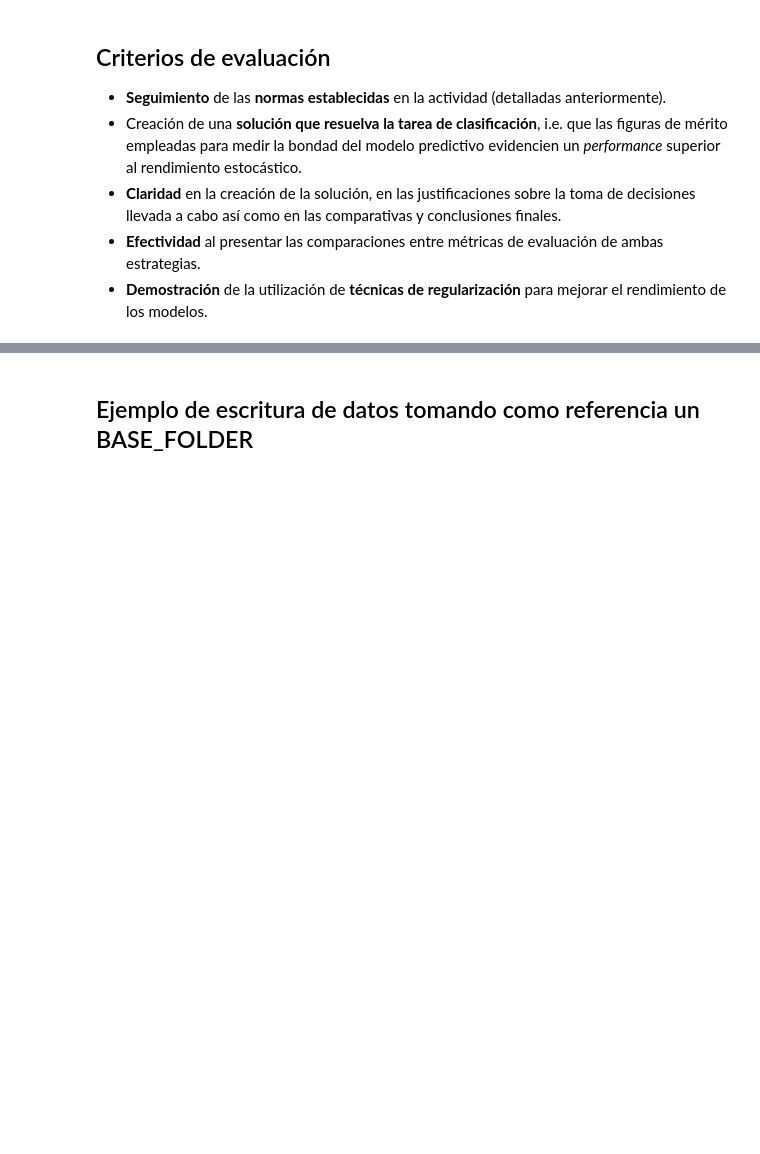
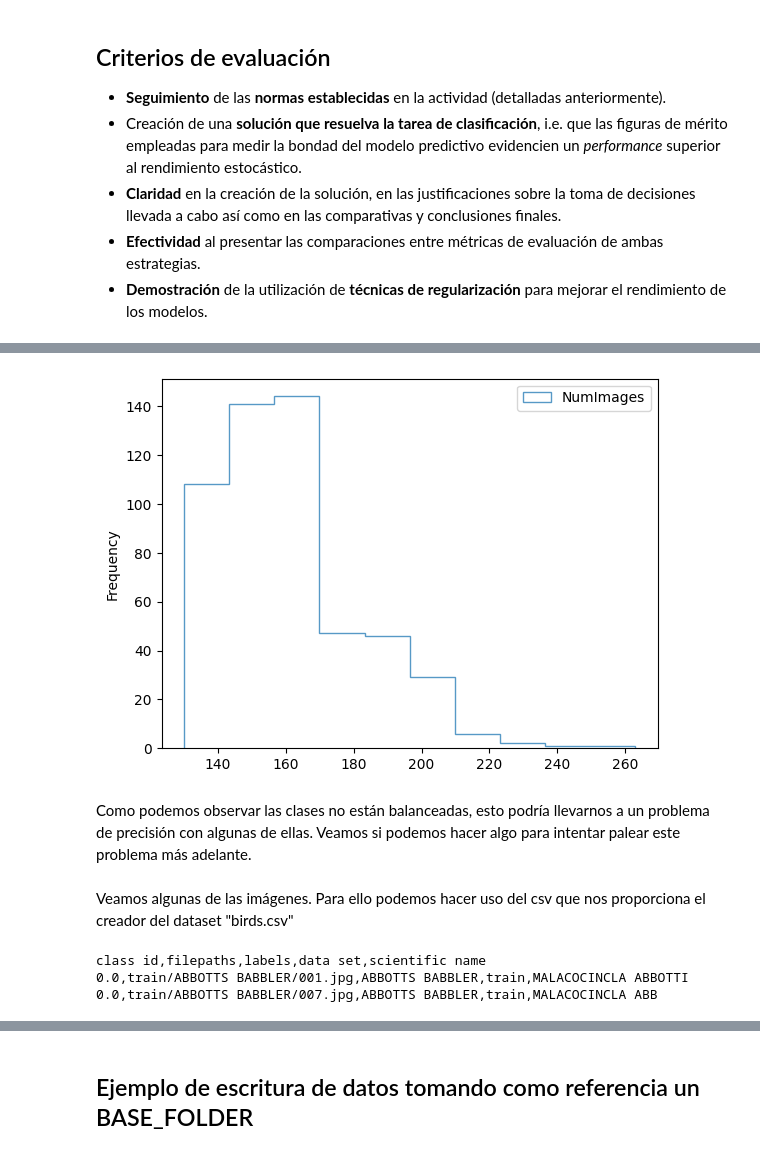
Before and after one commit to emichester/07MIAR_Redes_Neuronales_y_Deep_Learning, a Jupyter notebook: ProyectoDeProgramacion/07MIAR_Proyecto_Programacion.ipynb, the cells around one changed output, grey strips where cells are left out. Drawn from its saved outputs; the diff is of its cells as text; code cells hidden in the pictures; blank space fills up the shorter version.

```diff
--- a/ProyectoDeProgramacion/07MIAR_Proyecto_Programacion.ipynb
+++ b/ProyectoDeProgramacion/07MIAR_Proyecto_Programacion.ipynb
@@ -131,0 +207,2 @@ Archive:  dogs-vs-cats-redux-kernels-edition.zip
+# %%
+BASE_PATH = "/content/drive/My Drive/ASIGNATURAS/VIU/07MIAR_Redes_Neuronales_y_Deep_Learning/ProyectoProgramacionFinal"
@@ -131,0 +213,6 @@ Archive:  dogs-vs-cats-redux-kernels-edition.zip
+# %%
+files = os.listdir(os.path.join(BASE_PATH,"my_dataset","train"))
+
+print("Total de clases: ", len(files))
+print("Algunas de ellas son: \n",)
+files[:10]
@@ -131,0 +251,13 @@ Archive:  dogs-vs-cats-redux-kernels-edition.zip
+# %%
+_classes_data = {
+    "Class" : [],
+    "NumImages" : []
+}
+for root, dirs, files in os.walk(os.path.join(BASE_PATH,"my_dataset/train/")):
+    # print(root,"---",dirs,"---",files)
+    if root.split("/")[-1] != "":
+        _classes_data["Class"] += [root.split("/")[-1]]
+        _classes_data["NumImages"] += [len(files)]
+# %%
+_classes_df = pd.DataFrame(_classes_data)
+_classes_df.describe()
@@ -131,0 +274,18 @@ Archive:  dogs-vs-cats-redux-kernels-edition.zip
+# %%
+_classes_df.plot(kind='hist', histtype='step', facecolor='g',
+               alpha=0.75);
+# %% [output]
+[figure, added]
+# %% [markdown]
+Como podemos observar las clases no están balanceadas, esto podría llevarnos a un problema de precisión con algunas de ellas. Veamos si podemos hacer algo para intentar palear este problema más adelante.
+# %% [markdown]
+Veamos algunas de las imágenes. Para ello podemos hacer uso del csv que nos proporciona el creador del dataset "birds.csv"
+# %%
+with open(os.path.join(BASE_PATH,"my_dataset","birds.csv"), "r") as f:
+    text = f.read()
+
+print(text[:200])
+# %% [output]
+class id,filepaths,labels,data set,scientific name
+0.0,train/ABBOTTS BABBLER/001.jpg,ABBOTTS BABBLER,train,MALACOCINCLA ABBOTTI
+0.0,train/ABBOTTS BABBLER/007.jpg,ABBOTTS BABBLER,train,MALACOCINCLA ABB
```
Also changed, not shown: parts of 46 cells of this notebook.
